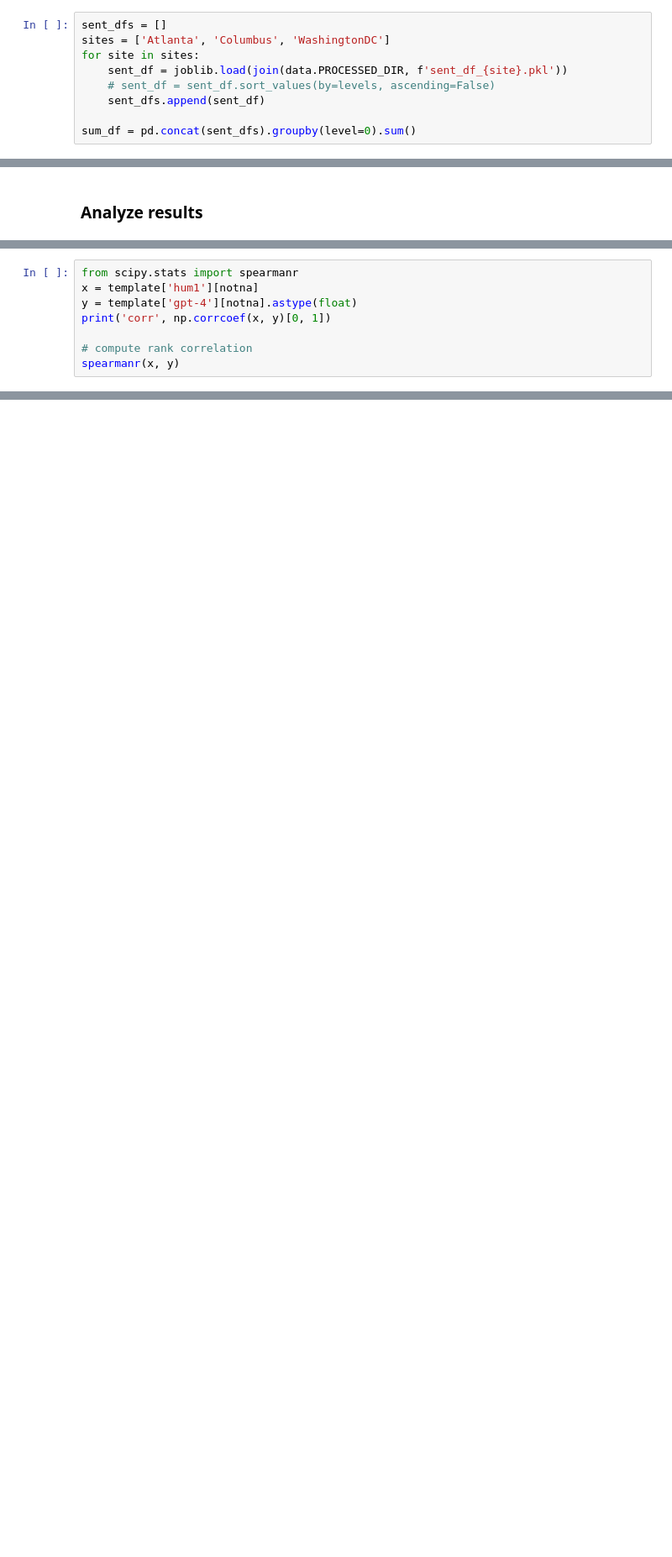
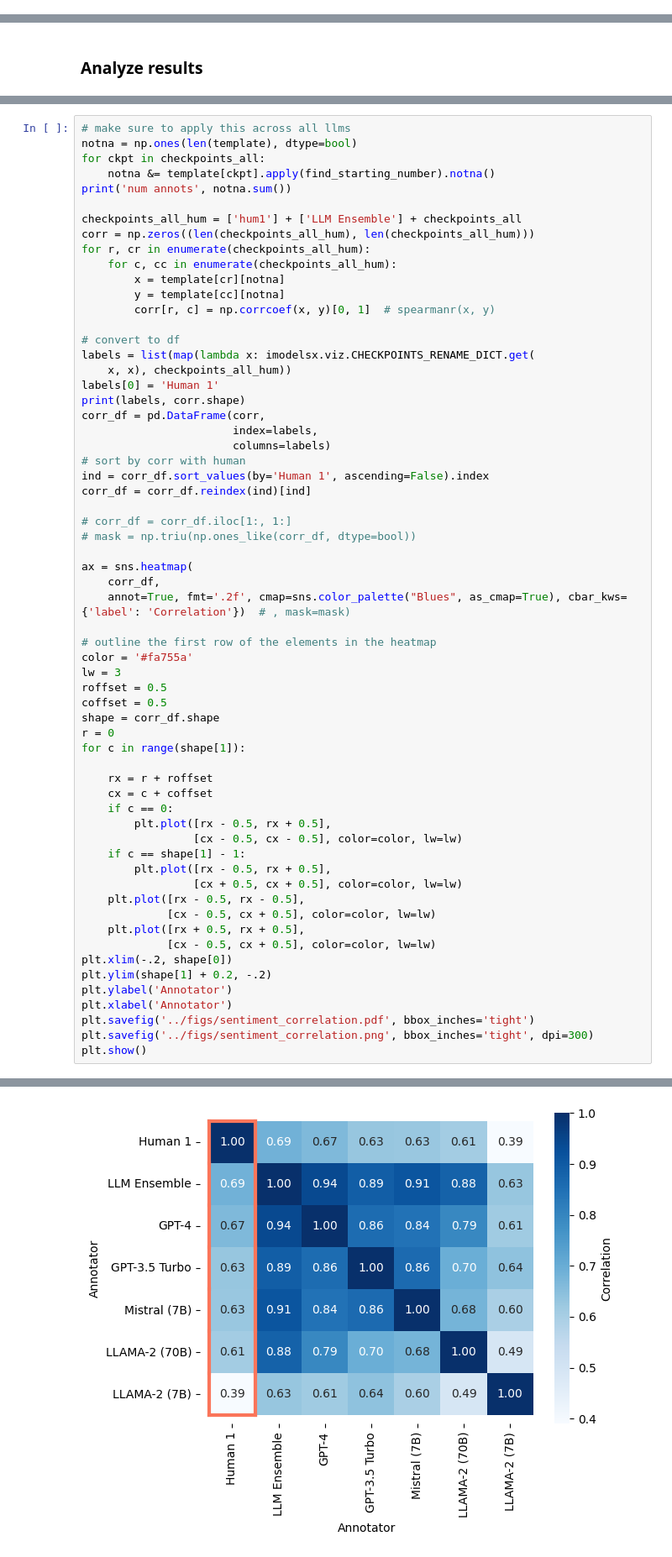
Before and after one commit to csinva/pedidose-efic-analysis, a Jupyter notebook: notebooks/01_sentiment_site_level.ipynb, the cells around one changed output, grey strips where cells are left out. Shown: that part at 84% size. Drawn from its saved outputs; the diff is of its cells as text; blank space fills up the shorter version.

Commit message:
add sent results from various models

```diff
--- a/notebooks/01_sentiment_site_level.ipynb
+++ b/notebooks/01_sentiment_site_level.ipynb
@@ -105,13 +127,4 @@ plt.savefig(f'../figs/eda/sentiment_example_{site}.pdf', bbox_inches='tight')
 plt.show()
 # %% [markdown]
 ### Aggregate sentiment plots
-# %%
-sent_dfs = []
-sites = ['Atlanta', 'Columbus', 'WashingtonDC']
-for site in sites:
-    sent_df = joblib.load(join(data.PROCESSED_DIR, f'sent_df_{site}.pkl'))
-    # sent_df = sent_df.sort_values(by=levels, ascending=False)
-    sent_dfs.append(sent_df)
-
-sum_df = pd.concat(sent_dfs).groupby(level=0).sum()
 # %%
@@ -278,8 +279,0 @@ num annots 105
-# %%
-from scipy.stats import spearmanr
-x = template['hum1'][notna]
-y = template['gpt-4'][notna].astype(float)
-print('corr', np.corrcoef(x, y)[0, 1])
-
-# compute rank correlation
-spearmanr(x, y)
@@ -288,0 +320,63 @@ SignificanceResult(statistic=0.6714471353248148, pvalue=4.539363678831263e-15)
+# %%
+# make sure to apply this across all llms
+notna = np.ones(len(template), dtype=bool)
+for ckpt in checkpoints_all:
+    notna &= template[ckpt].apply(find_starting_number).notna()
+print('num annots', notna.sum())
+
+checkpoints_all_hum = ['hum1'] + ['LLM Ensemble'] + checkpoints_all
+corr = np.zeros((len(checkpoints_all_hum), len(checkpoints_all_hum)))
+for r, cr in enumerate(checkpoints_all_hum):
+    for c, cc in enumerate(checkpoints_all_hum):
+        x = template[cr][notna]
+        y = template[cc][notna]
+        corr[r, c] = np.corrcoef(x, y)[0, 1]  # spearmanr(x, y)
+
+# convert to df
+labels = list(map(lambda x: imodelsx.viz.CHECKPOINTS_RENAME_DICT.get(
+    x, x), checkpoints_all_hum))
+labels[0] = 'Human 1'
+print(labels, corr.shape)
+corr_df = pd.DataFrame(corr,
+                       index=labels,
+                       columns=labels)
+# sort by corr with human
+ind = corr_df.sort_values(by='Human 1', ascending=False).index
+corr_df = corr_df.reindex(ind)[ind]
+
+# corr_df = corr_df.iloc[1:, 1:]
+# mask = np.triu(np.ones_like(corr_df, dtype=bool))
+
+ax = sns.heatmap(
+    corr_df,
+    annot=True, fmt='.2f', cmap=sns.color_palette("Blues", as_cmap=True), cbar_kws={'label': 'Correlation'})  # , mask=mask)
+
+# outline the first row of the elements in the heatmap
+color = '#fa755a'
+lw = 3
+roffset = 0.5
+coffset = 0.5
+shape = corr_df.shape
+r = 0
+for c in range(shape[1]):
+
+    rx = r + roffset
+    cx = c + coffset
+    if c == 0:
+        plt.plot([rx - 0.5, rx + 0.5],
+                 [cx - 0.5, cx - 0.5], color=color, lw=lw)
+    if c == shape[1] - 1:
+        plt.plot([rx - 0.5, rx + 0.5],
+                 [cx + 0.5, cx + 0.5], color=color, lw=lw)
+    plt.plot([rx - 0.5, rx - 0.5],
+             [cx - 0.5, cx + 0.5], color=color, lw=lw)
+    plt.plot([rx + 0.5, rx + 0.5],
+             [cx - 0.5, cx + 0.5], color=color, lw=lw)
+plt.xlim(-.2, shape[0])
+plt.ylim(shape[1] + 0.2, -.2)
+plt.ylabel('Annotator')
+plt.xlabel('Annotator')
+plt.savefig('../figs/sentiment_correlation.pdf', bbox_inches='tight')
+plt.savefig('../figs/sentiment_correlation.png', bbox_inches='tight', dpi=300)
+plt.show()
+# %% [output]
@@ -288,0 +385 @@ SignificanceResult(statistic=0.6714471353248148, pvalue=4.539363678831263e-15)
+[figure, added]
```
Also changed, not shown: parts of 17 cells of this notebook, 27 other files.
